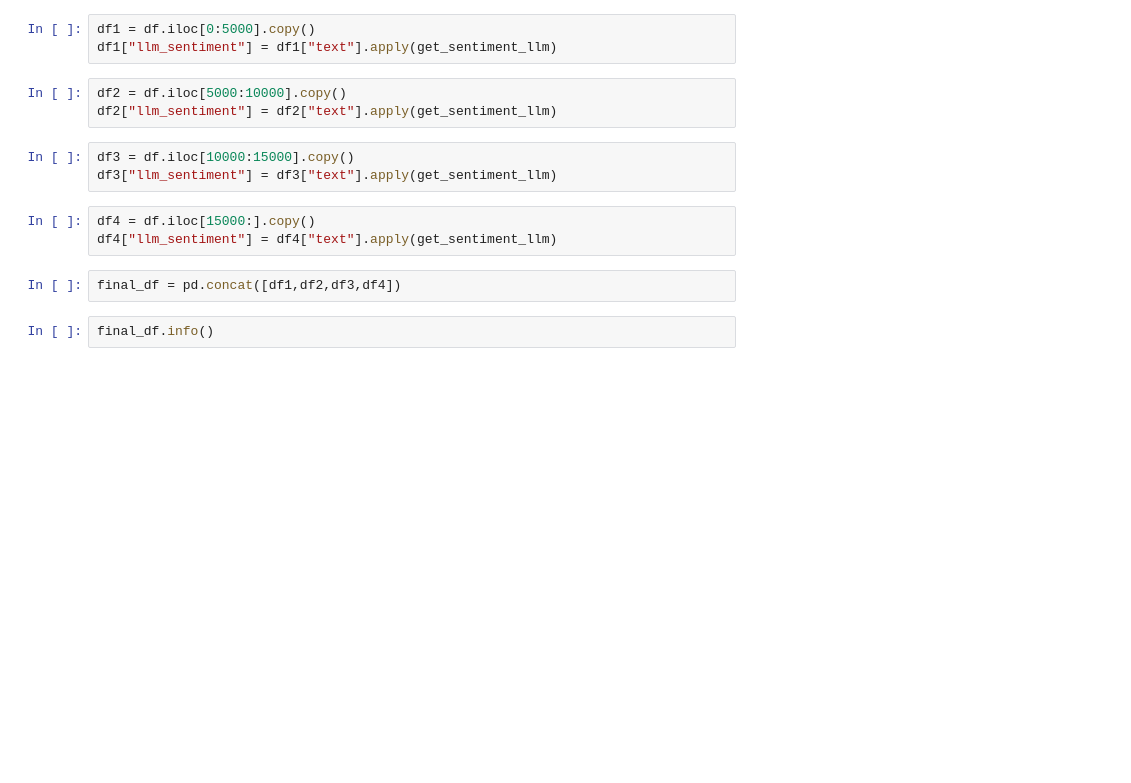
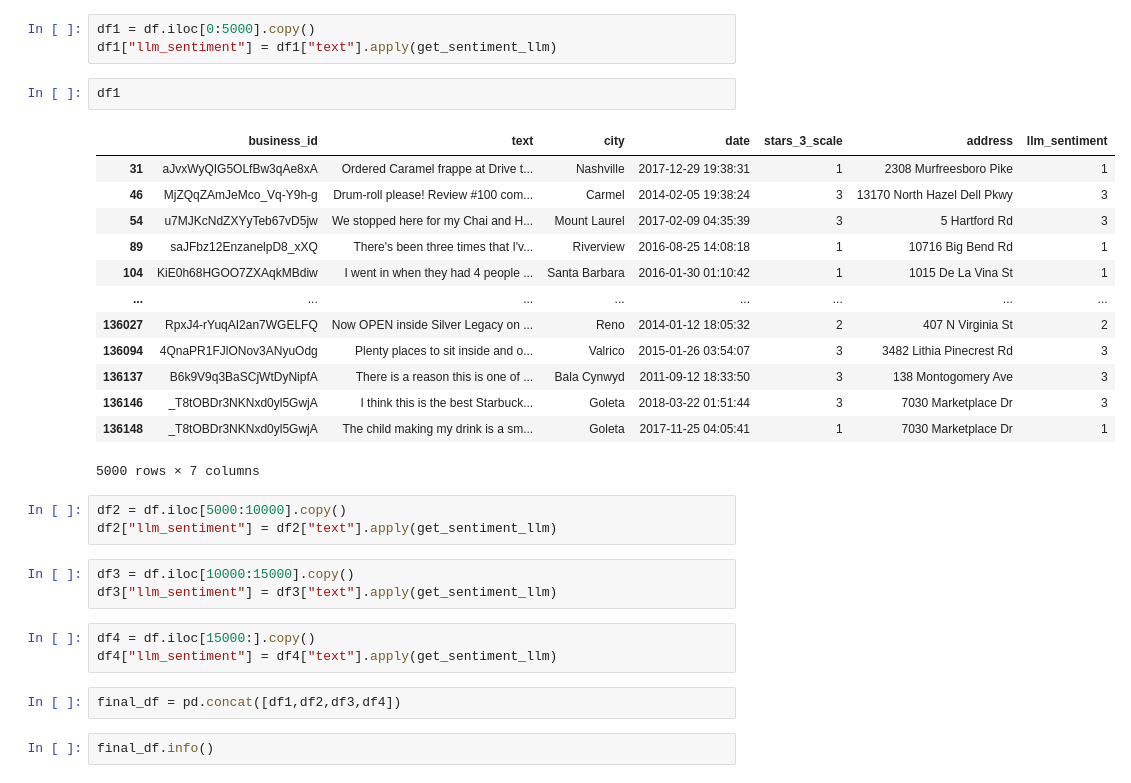
Before and after one commit to gunjii99/Project_Sentiment, a Jupyter notebook: LLM/LLM.ipynb, the cells around one changed output. Drawn from its saved outputs; the diff is of its cells as text; blank space fills up the shorter version.

```diff
--- a/LLM/LLM.ipynb
+++ b/LLM/LLM.ipynb
@@ -86,6 +121,22 @@ df
 # %%
 df1 = df.iloc[0:5000].copy()
 df1["llm_sentiment"] = df1["text"].apply(get_sentiment_llm)
+# %%
+df1
+# %% [output]
+|  | business_id | text | city | date | stars_3_scale | address | llm_sentiment |
+| 31 | aJvxWyQIG5OLfBw3qAe8xA | Ordered Caramel frappe at Drive t... | Nashville | 2017-12-29 19:38:31 | 1 | 2308 Murfreesboro Pike | 1 |
+| 46 | MjZQqZAmJeMco_Vq-Y9h-g | Drum-roll please! Review #100 com... | Carmel | 2014-02-05 19:38:24 | 3 | 13170 North Hazel Dell Pkwy | 3 |
+| 54 | u7MJKcNdZXYyTeb67vD5jw | We stopped here for my Chai and H... | Mount Laurel | 2017-02-09 04:35:39 | 3 | 5 Hartford Rd | 3 |
+| 89 | saJFbz12EnzanelpD8_xXQ | There's been three times that I'v... | Riverview | 2016-08-25 14:08:18 | 1 | 10716 Big Bend Rd | 1 |
+| 104 | KiE0h68HGOO7ZXAqkMBdiw | I went in when they had 4 people ... | Santa Barbara | 2016-01-30 01:10:42 | 1 | 1015 De La Vina St | 1 |
+| ... | ... | ... | ... | ... | ... | ... | ... |
+| 136027 | RpxJ4-rYuqAI2an7WGELFQ | Now OPEN inside Silver Legacy on ... | Reno | 2014-01-12 18:05:32 | 2 | 407 N Virginia St | 2 |
+| 136094 | 4QnaPR1FJlONov3ANyuOdg | Plenty places to sit inside and o... | Valrico | 2015-01-26 03:54:07 | 3 | 3482 Lithia Pinecrest Rd | 3 |
+| 136137 | B6k9V9q3BaSCjWtDyNipfA | There is a reason this is one of ... | Bala Cynwyd | 2011-09-12 18:33:50 | 3 | 138 Montogomery Ave | 3 |
+| 136146 | _T8tOBDr3NKNxd0yl5GwjA | I think this is the best Starbuck... | Goleta | 2018-03-22 01:51:44 | 3 | 7030 Marketplace Dr | 3 |
+| 136148 | _T8tOBDr3NKNxd0yl5GwjA | The child making my drink is a sm... | Goleta | 2017-11-25 04:05:41 | 1 | 7030 Marketplace Dr | 1 |
+5000 rows × 7 columns
 # %%
 df2 = df.iloc[5000:10000].copy()
 df2["llm_sentiment"] = df2["text"].apply(get_sentiment_llm)
```
Also changed, not shown: parts of 9 cells of this notebook, 12 other files.
